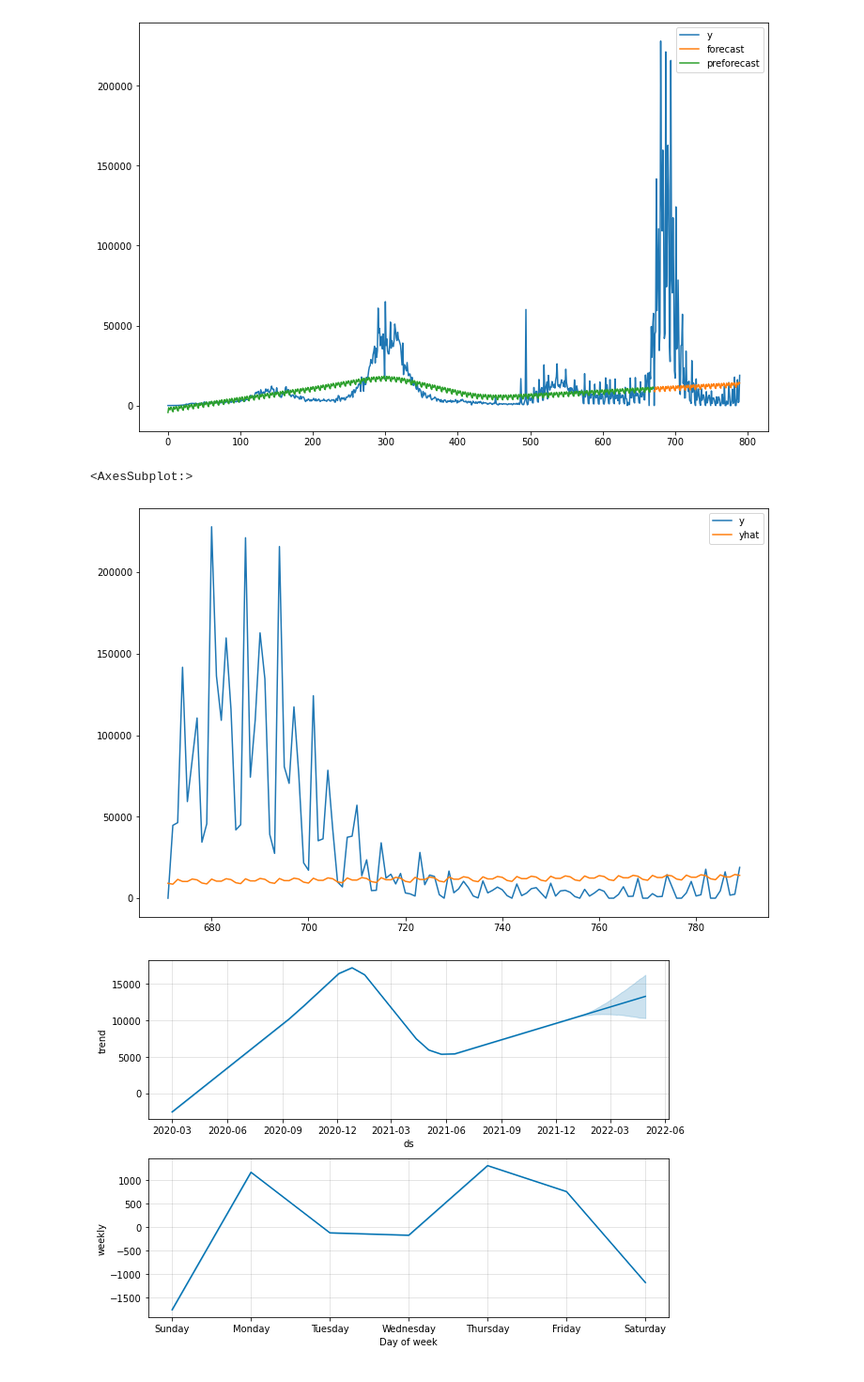
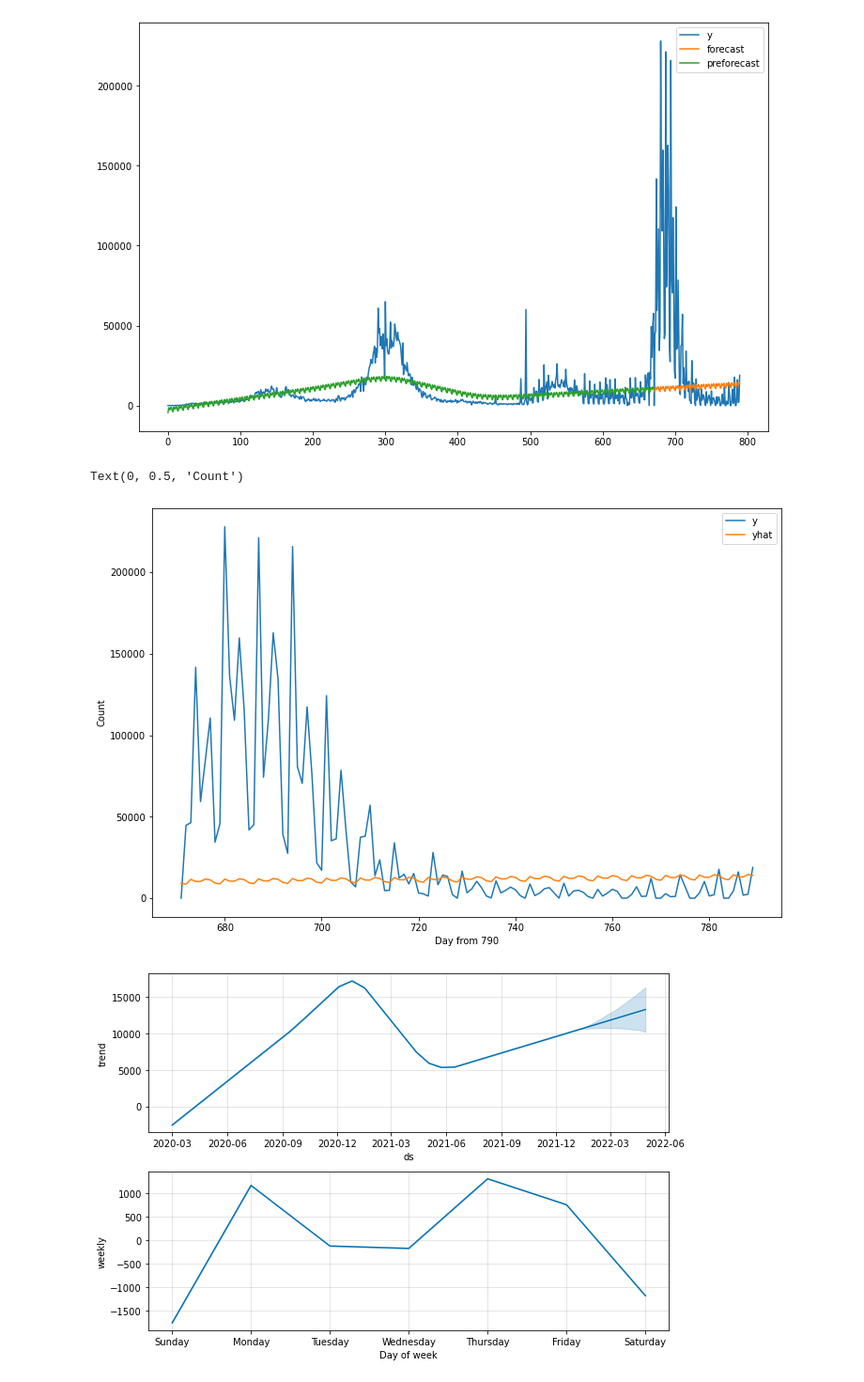
Before and after one commit to danielhe-nu/STAT390-Snowman, a Jupyter notebook: Daniel Final/Cali_Both_PROPHET.ipynb, the cells around one changed output. Shown at 94% size. Saved outputs shown, nothing was run; the diff lists cells and outputs as text; code cells hidden in the pictures.

```diff
--- a/Daniel Final/Cali_Both_PROPHET.ipynb
+++ b/Daniel Final/Cali_Both_PROPHET.ipynb
@@ -14,8 +19,9 @@ def mase(actual, forecast):
     denominator = np.mean(np.abs(np.diff(actual)))
     return numerator / denominator
 # %%
-covid_df  = pd.read_csv('california_uni.csv', parse_dates=['Date'])
+covid_df  = pd.read_csv('california_uni.csv')
 covid_df = covid_df.drop('PROVINCE_STATE_NAME', axis=1)
+covid_df['PEOPLE_POSITIVE_NEW_CASES_COUNT'] = np.clip(covid_df['PEOPLE_POSITIVE_NEW_CASES_COUNT'], 0, None)
 
 train_size = int(len(covid_df) * 0.85)
 covid_train, covid_test = covid_df[0:train_size], covid_df[train_size:]
@@ -54,10 +60,12 @@ prophet_df_base[['y','forecast', 'preforecast']].plot(figsize=(12,8))
 # %%
 graph_df = pd.DataFrame(covid_test)
 graph_df['yhat'] = prop_base_test['yhat'].values
 graph_df[['y','yhat']].plot(figsize=(12,8))
+plt.xlabel('Day from 790')
+plt.ylabel('Count')
 # %% [output]
-<AxesSubplot:>
+Text(0, 0.5, 'Count')
-[figure, old version]
+[figure, new version]
 # %%
 future_baseline = prop_base.make_future_dataframe(periods=len(covid_test))
 future_baseline['ds'] = pd.to_datetime(future_baseline['ds'])
```
Also changed, not shown: parts of 30 cells of this notebook.
